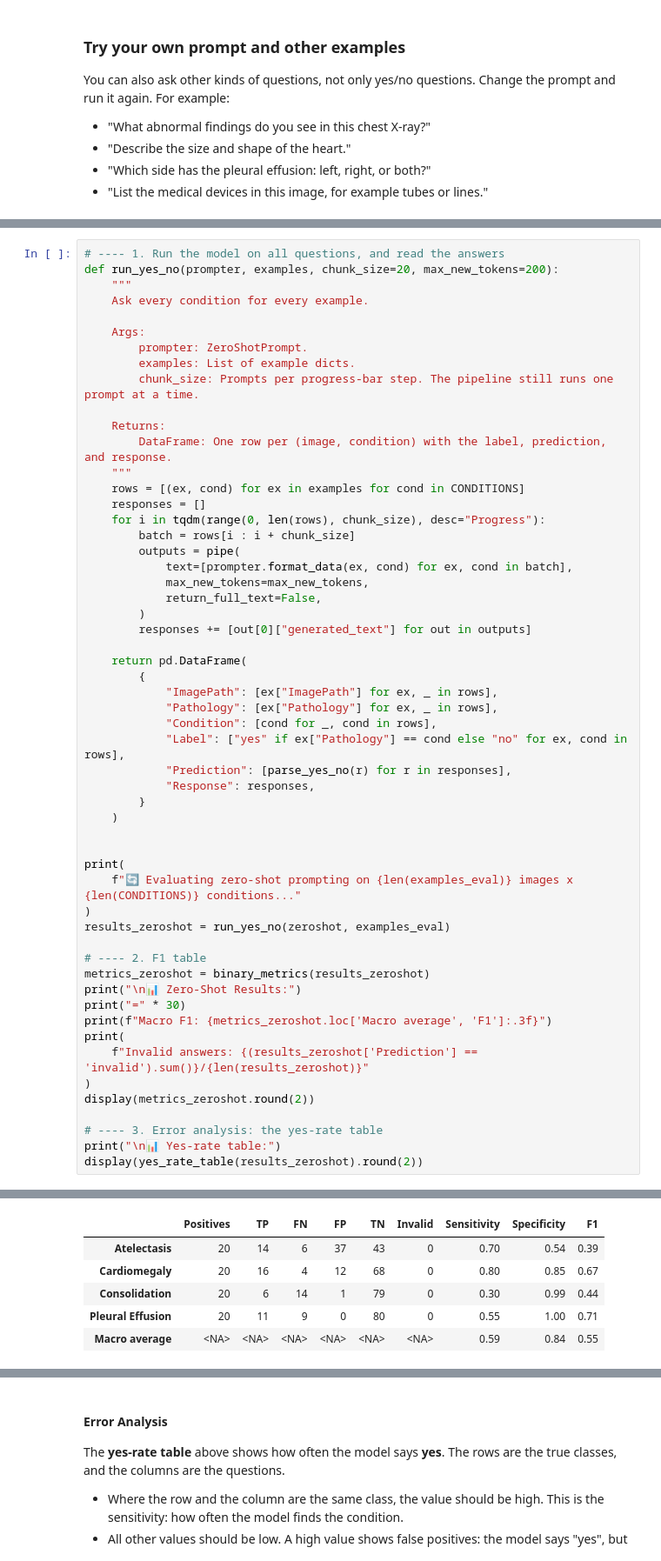
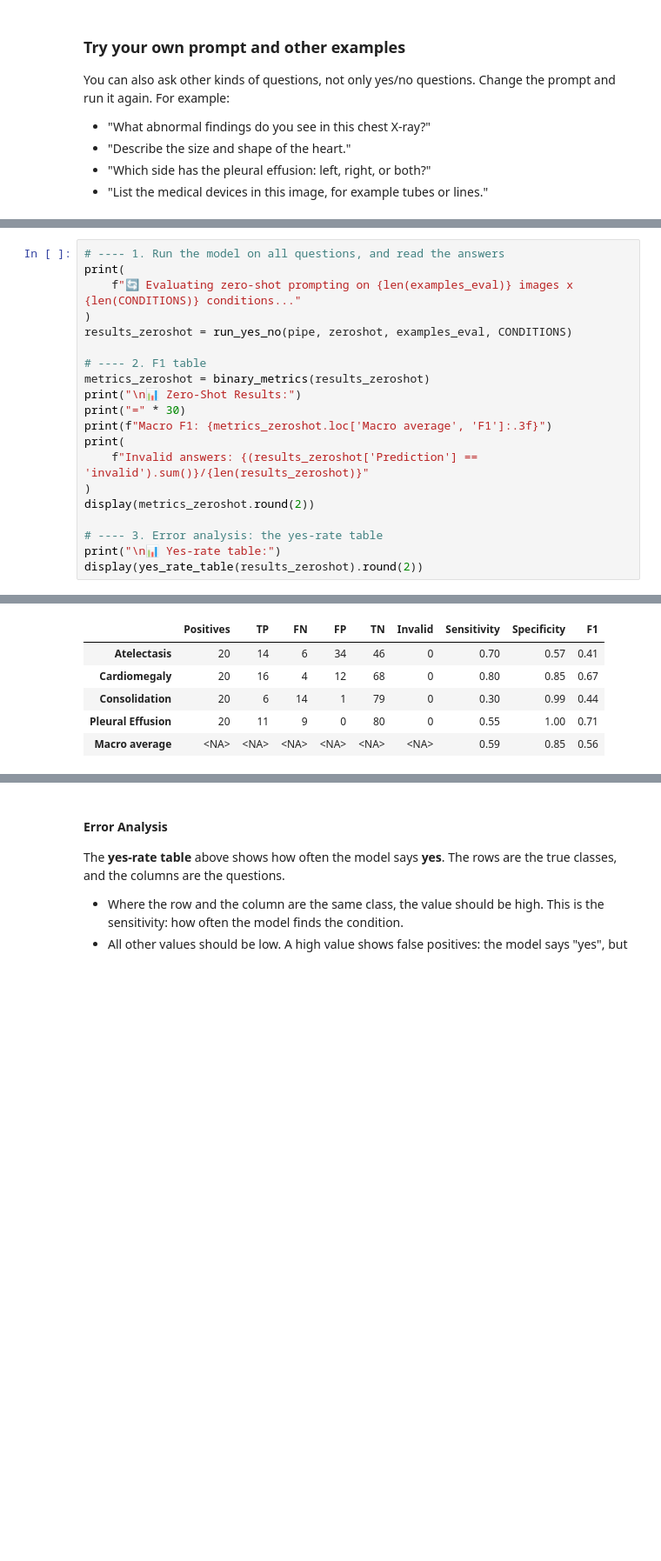
Before and after one commit to f10409/MedGemma_demo, a Jupyter notebook: 1_medgemma_demo.ipynb, the cells around one changed output, grey strips where cells are left out. Shown at 87% size. Cells and saved outputs as stored; diff of their text form; blank space fills up the shorter version.

```diff
--- a/1_medgemma_demo.ipynb
+++ b/1_medgemma_demo.ipynb
@@ -395,45 +385,10 @@ The next cell:
 3. Shows the yes-rate table.
 # %%
 # ---- 1. Run the model on all questions, and read the answers
-def run_yes_no(prompter, examples, chunk_size=20, max_new_tokens=200):
-    """
-    Ask every condition for every example.
-
-    Args:
-        prompter: ZeroShotPrompt.
-        examples: List of example dicts.
-        chunk_size: Prompts per progress-bar step. The pipeline still runs one prompt at a time.
-
-    Returns:
-        DataFrame: One row per (image, condition) with the label, prediction, and response.
-    """
-    rows = [(ex, cond) for ex in examples for cond in CONDITIONS]
-    responses = []
-    for i in tqdm(range(0, len(rows), chunk_size), desc="Progress"):
-        batch = rows[i : i + chunk_size]
-        outputs = pipe(
-            text=[prompter.format_data(ex, cond) for ex, cond in batch],
-            max_new_tokens=max_new_tokens,
-            return_full_text=False,
-        )
-        responses += [out[0]["generated_text"] for out in outputs]
-
-    return pd.DataFrame(
-        {
-            "ImagePath": [ex["ImagePath"] for ex, _ in rows],
-            "Pathology": [ex["Pathology"] for ex, _ in rows],
-            "Condition": [cond for _, cond in rows],
-            "Label": ["yes" if ex["Pathology"] == cond else "no" for ex, cond in rows],
-            "Prediction": [parse_yes_no(r) for r in responses],
-            "Response": responses,
-        }
-    )
-
-
 print(
     f"🔄 Evaluating zero-shot prompting on {len(examples_eval)} images x {len(CONDITIONS)} conditions..."
 )
-results_zeroshot = run_yes_no(zeroshot, examples_eval)
+results_zeroshot = run_yes_no(pipe, zeroshot, examples_eval, CONDITIONS)
 
 # ---- 2. F1 table
 metrics_zeroshot = binary_metrics(results_zeroshot)
@@ -457,6 +413,6 @@ Invalid answers: 0/400
 |  | Positives | TP | FN | FP | TN | Invalid | Sensitivity | Specificity | F1 |
-| Atelectasis | 20 | 14 | 6 | 37 | 43 | 0 | 0.70 | 0.54 | 0.39 |
+| Atelectasis | 20 | 14 | 6 | 34 | 46 | 0 | 0.70 | 0.57 | 0.41 |
 | Cardiomegaly | 20 | 16 | 4 | 12 | 68 | 0 | 0.80 | 0.85 | 0.67 |
 | Consolidation | 20 | 6 | 14 | 1 | 79 | 0 | 0.30 | 0.99 | 0.44 |
 | Pleural Effusion | 20 | 11 | 9 | 0 | 80 | 0 | 0.55 | 1.00 | 0.71 |
-| Macro average | <NA> | <NA> | <NA> | <NA> | <NA> | <NA> | 0.59 | 0.84 | 0.55 |
+| Macro average | <NA> | <NA> | <NA> | <NA> | <NA> | <NA> | 0.59 | 0.85 | 0.56 |
```
Also changed, not shown: parts of 18 cells of this notebook, 8 other files.
